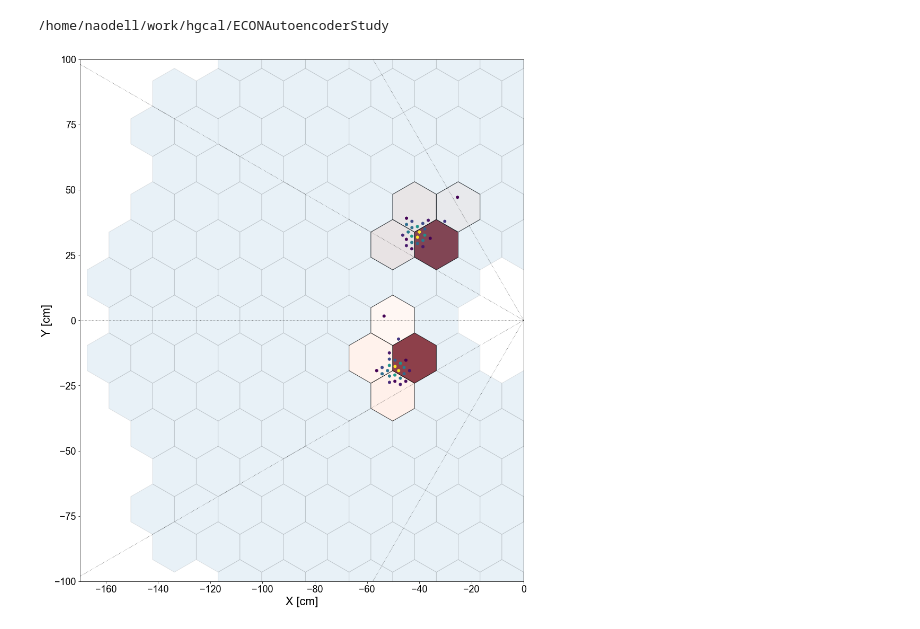
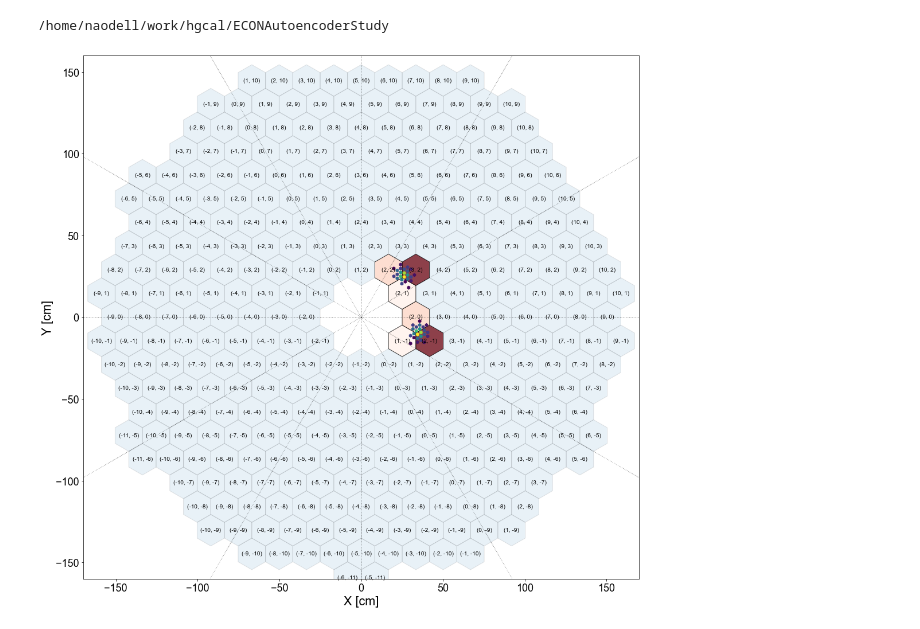
Before and after one commit to naodell/ECONAutoencoderStudy, a Jupyter notebook: notebooks/tc_transforms.ipynb, the cells around one changed output. Saved outputs shown, nothing was run; the diff lists cells and outputs as text; code cells hidden in the pictures.

Commit message:
Implemented rotation in hex coordinates and first version of training data structure

```diff
--- a/notebooks/tc_transforms.ipynb
+++ b/notebooks/tc_transforms.ipynb
@@ -40,7 +40,7 @@ cuts = 'tc_z < 0 and tc_subdet == 1 and tc_layer == 9 and tc_energy > 0.1'
 df_tc['count'] = 1
 df_cut = df_tc.query(cuts)
 events = df_cut.index.get_level_values(0).unique()
-event_ix = events[10]
+event_ix = events[11]
 event_tc = df_cut.loc[event_ix]
 #event_gen = df_gen.loc[event_ix]
 
@@ -58,22 +58,28 @@ outer_radius = 160
 angle = np.pi/6
 hex_radius = 0.95*8*2.54/2
 d = 2*hex_radius*np.cos(angle)
-#trans_matrix = np.array([[1., np.sin(angle)], [0., np.sin(np.pi/2 - angle)]])
-xcoord = [d*(c[0] - c[1]*np.sin(angle)) for c in coord]
-ycoord = [d*c[1]*np.sin(np.pi/2 - angle) for c in coord]
+trans_matrix = d*np.array([[1., -np.sin(angle)], [0., np.cos(angle)]])
+inv_trans_matrix = np.linalg.inv(trans_matrix)
+xy = np.dot(trans_matrix, coord.T)
 # %%
 # plots demonstrating rotation of an event
 fig, axes = plt.subplots(1, 1, figsize=(15, 15))
 
-# rotate wafers and trigger cell coordinates
-angle = -np.pi/3
-rotation_matrix = np.array([[np.cos(angle), -np.sin(angle)], [np.sin(angle), np.cos(angle)]])
+# rotate wafers and trigger cell xy coordinates
+rho = 1*np.pi/3
+xy_rotation_matrix = np.array([[np.cos(rho), -np.sin(rho)], [np.sin(rho), np.cos(rho)]])
+
+# rotation for wafer uv coordinates (only for multiples of pi/3)
+rho = -rho
+uv_rotation_matrix = np.rint([[np.cos(rho) + np.sin(rho)/np.sqrt(3), -2*np.sin(rho)/np.sqrt(3)],
+                               [2*np.sin(rho)/np.sqrt(3)            , np.cos(rho) - np.sin(rho)/np.sqrt(3)]
+                              ])
 
 ax = axes
 ax.set_aspect('equal')
 
 # draw hexegonal grid
-for x, y, u, v in zip(xcoord, ycoord, coord.T[0], coord.T[1]):
+for x, y, u, v in zip(xy[0], xy[1], coord.T[0], coord.T[1]):
 
     # filter out wafers
     r = np.sqrt(x**2 + y**2)
@@ -81,11 +87,24 @@ for x, y, u, v in zip(xcoord, ycoord, coord.T[0], coord.T[1]):
     if (r < inner_radius or r > outer_radius):
         continue
 
+    x_rot, y_rot = np.dot(xy_rotation_matrix, np.array([x, y]))
+    u_rot, v_rot = np.dot(uv_rotation_matrix, np.array([u, v])).astype(int)
+
     if (u, v) in wafer_sums.index:
         color = cmap(wafer_sums.loc[(u, v), 'tc_energy']/energy_max)
         alpha = 0.75
 
-        x_rot, y_rot = np.dot(rotation_matrix, np.array([x, y]))
+        poly = RegularPolygon((x, y),
+                             numVertices=6,
+                             radius=hex_radius,
+                             orientation=np.radians(0),
+                             facecolor=color,
+                             alpha=alpha,
+                             edgecolor='k',
+                             zorder=1
+                            )
+        ax.add_patch(poly)
+
         poly = RegularPolygon((x_rot, y_rot),
                              numVertices=6,
                              radius=hex_radius,
@@ -96,25 +115,25 @@ for x, y, u, v in zip(xcoord, ycoord, coord.T[0], coord.T[1]):
                              zorder=1
                             )
         ax.add_patch(poly)
-    else:
+
+    elif (u_rot, v_rot) not in wafer_sums.index:
         color = 'C0'
         alpha = 0.1
 
-    poly = RegularPolygon((x, y),
-                         numVertices=6,
-                         radius=hex_radius,
-                         orientation=np.radians(0),
-                         facecolor=color,
-                         alpha=alpha,
-                         edgecolor='k',
-                         zorder=1
-                        )
-    ax.add_patch(poly)
+        poly = RegularPolygon((x, y),
+                             numVertices=6,
+                             radius=hex_radius,
+                             orientation=np.radians(0),
+                             facecolor=color,
+                             alpha=alpha,
+                             edgecolor='k',
+                             zorder=1
+                            )
+        ax.add_patch(poly)
 
 
     # Add text labels
-    #if color == 'C0':
-    #    ax.text(x, y+0.2, f'({u}, {v})', ha='center', va='center', size=10)
+    ax.text(x, y+0.2, f'({u}, {v})', ha='center', va='center', size=10)
 
 # draw lines every pi/3 radians
 for angle in np.arange(0, 360, 30):
@@ -131,34 +150,34 @@ tc_x, tc_y = tc_sums.index.get_level_values(0).values, tc_sums.index.get_level_v
 marker_size = 30. #/ (1 + np.exp(-tc_energy)/10)
 scat = ax.scatter(tc_x, tc_y,
                   marker=(6, 0, 0),
                   s=marker_size,
                   c=tc_energy,
                   zorder=2,
                   norm=matplotlib.colors.LogNorm()
                  )
 
 # carry out the rotation
 X = np.array([tc_x, tc_y])
-X_rotated = np.dot(rotation_matrix, X)
+X_rotated = np.dot(xy_rotation_matrix, X)
 
 marker_size = 30. #/ (1 + np.exp(-tc_energy)/10)
 scat = ax.scatter(X_rotated[0], X_rotated[1],
                   marker=(6, 0, 0),
                   s=marker_size,
                   c=tc_energy,
                   zorder=2,
                   norm=matplotlib.colors.LogNorm()
                  )
-ax.set_xlim(-170, 0)
-ax.set_ylim(-100, 100)
+ax.set_xlim(-170, 170)
+ax.set_ylim(-160, 160)
 ax.set_xlabel('X [cm]')
 ax.set_ylabel('Y [cm]')
 
 #ax.set_ylabel('Y [cm]')
 #cbar = fig.colorbar(scat, ax=ax, shrink=0.82)
 #cbar.set_label('trigger cell energy [GeV]')
 
 plt.tight_layout()
 plt.show()
 # %% [output]
-[figure, old version]
+[figure, new version]
```
Also changed, not shown: 4 other files.
